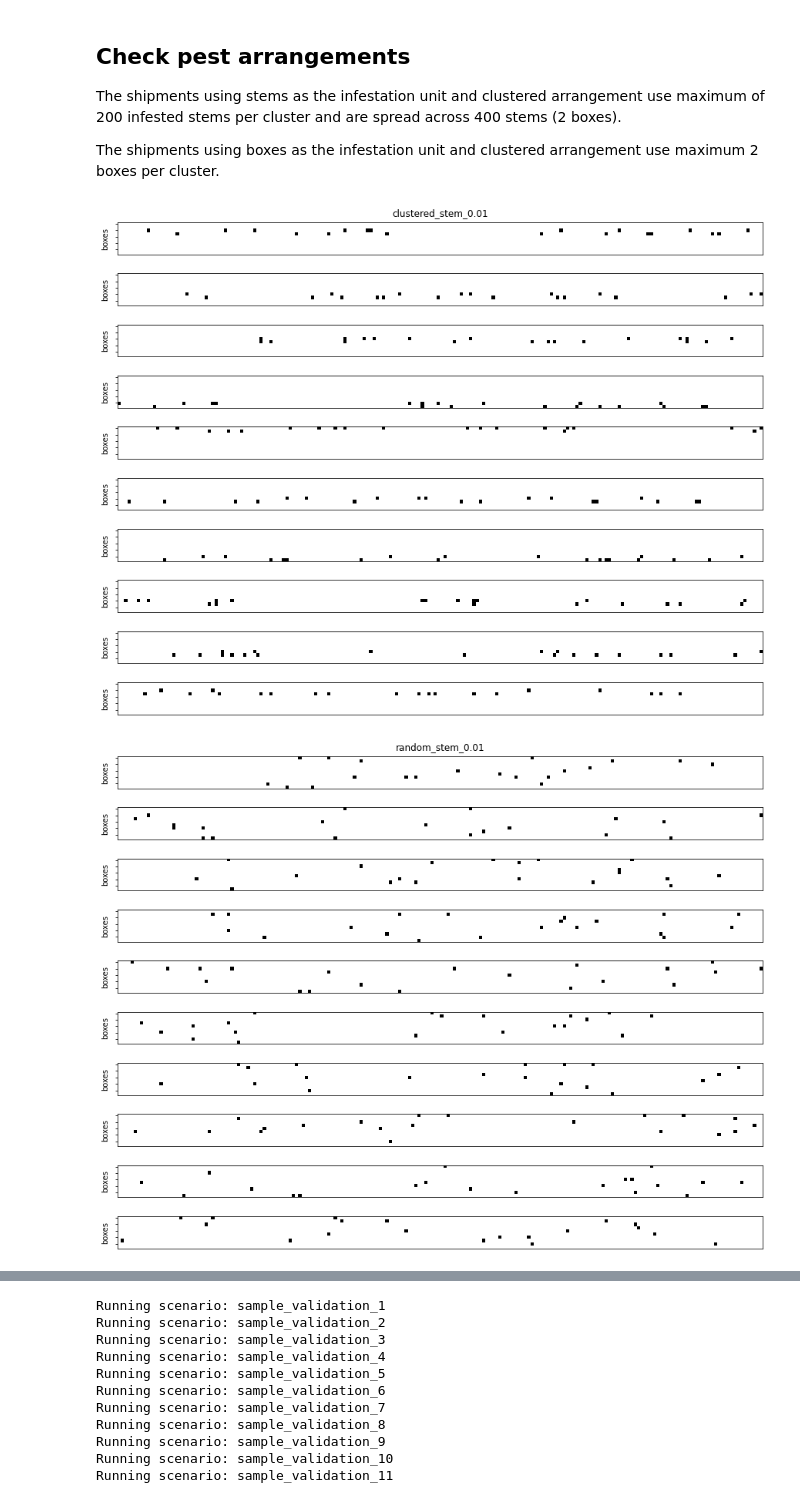
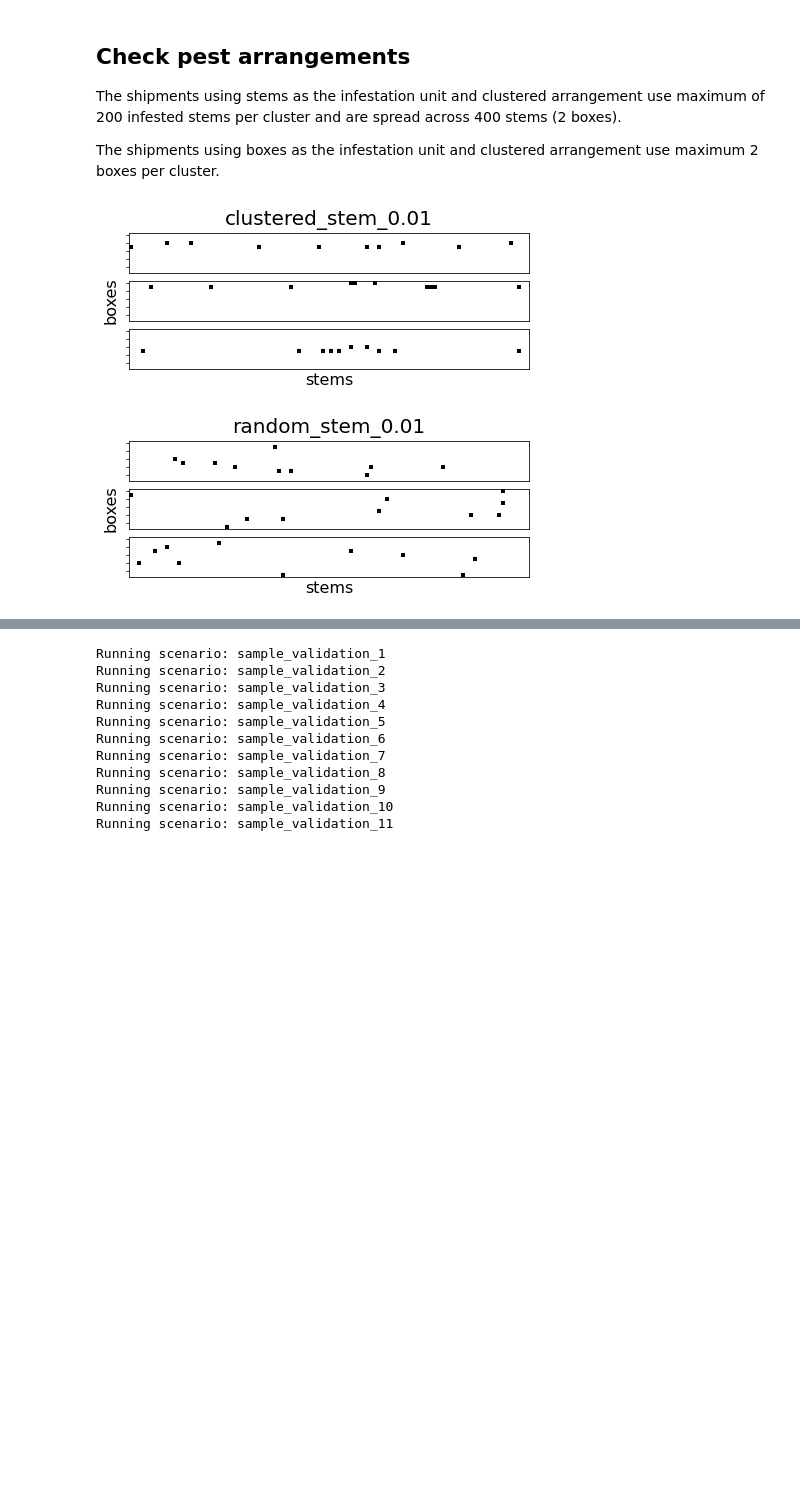
Before and after one commit to ncsu-landscape-dynamics/popsborder, a Jupyter notebook: validation_plots.ipynb, the cells around one changed output, grey strips where cells are left out. Drawn from its saved outputs; the diff is of its cells as text; code cells hidden in the pictures; blank space fills up the shorter version.

```diff
--- a/validation_plots.ipynb
+++ b/validation_plots.ipynb
@@ -38,7 +38,7 @@ Check infestation rates using combinations of::
 * Pest arrangement - random or clustered (box infestation unit: 2 boxes max infested units, stem infestation unit: 400 stems max infested units and 400 stems max width)
 # %%
 # Run infestation validation test 1
-num_shipments_1 = 10
+num_shipments_1 = 3
 infest_validation_1 = run_scenarios(
     config=basic_config,
     scenario_table=infest_validation_scenarios[0:12],
@@ -92,6 +92,7 @@ infest_validation_df_1 = save_scenario_result_to_pandas(
         "pest/infestation_unit",
         "pest/infestation_rate/distribution",
         "pest/infestation_rate/value",
+        "pest/infestation_rate/parameters",
         "pest/arrangement",
         "pest/clustered/distribution",
         "pest/clustered/max_infested_units_per_cluster",
@@ -113,6 +114,7 @@ infest_validation_df_2 = save_scenario_result_to_pandas(
         "pest/infestation_unit",
         "pest/infestation_rate/distribution",
         "pest/infestation_rate/value",
+        "pest/infestation_rate/parameters",
         "pest/arrangement",
         "pest/clustered/distribution",
         "pest/clustered/max_infested_units_per_cluster",
@@ -197,18 +206,22 @@ infest_validation_stems_unstacked = [i[0] for i in infest_validation_details_1]
 # %%
 # Plot stems for each scenario and check pest arrangement and infestation unit
 scenarios = infest_validation_df_1["shipment_name"]
 
 for index, scenario in enumerate(scenarios):
     infest_validation_stems = np.stack(infest_validation_stems_unstacked[index])
     stems_by_shipment = np.vsplit(infest_validation_stems, num_shipments_1)
-    fig, axs = plt.subplots(len(stems_by_shipment), figsize=(15,12))
+    fig, axs = plt.subplots(len(stems_by_shipment), figsize=(16,2.5))
     for i in range(len(stems_by_shipment)):
         axs[i].matshow(stems_by_shipment[i], cmap='Greys')
-        axs[i].set_ylabel('boxes')
         axs[i].set_yticklabels([])
         axs[i].tick_params(labeltop=False, top=False, bottom=False)
+        if i == 1:
+            axs[i].set_ylabel('boxes', fontsize=16)
+        if i == 2:
+            axs[i].set_xlabel('stems', fontsize=16)
         if i == 0:
-            axs[i].set_title(scenario)
+            axs[i].set_title(scenario, fontsize=20)
+        fig.savefig(scenario + "_stems.png")
 # %% [output]
-[figure, old version]
+[figure, new version]
-[figure, old version]
+[figure, new version]
```
Also changed, not shown: parts of 9 cells of this notebook, 2 other files.
